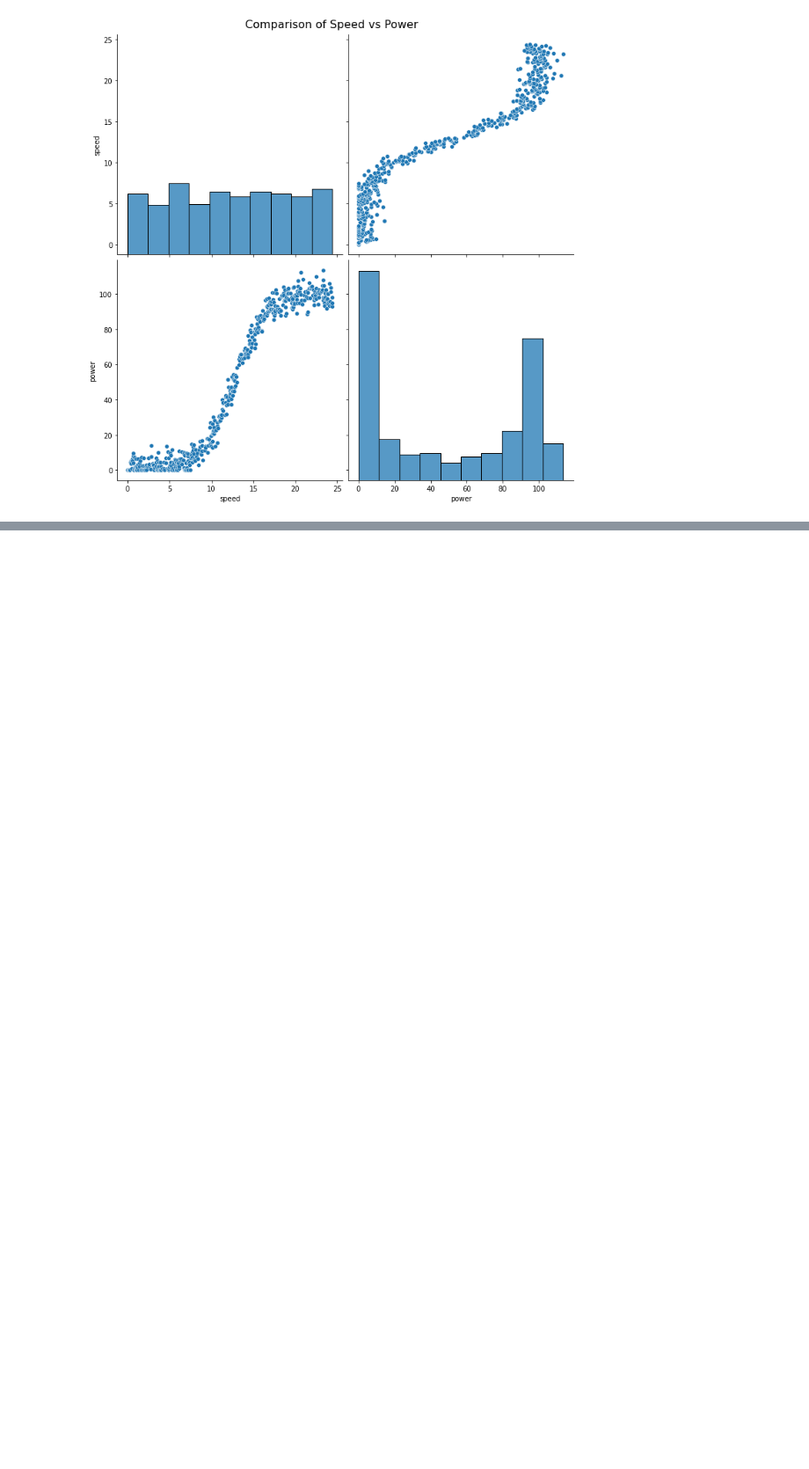
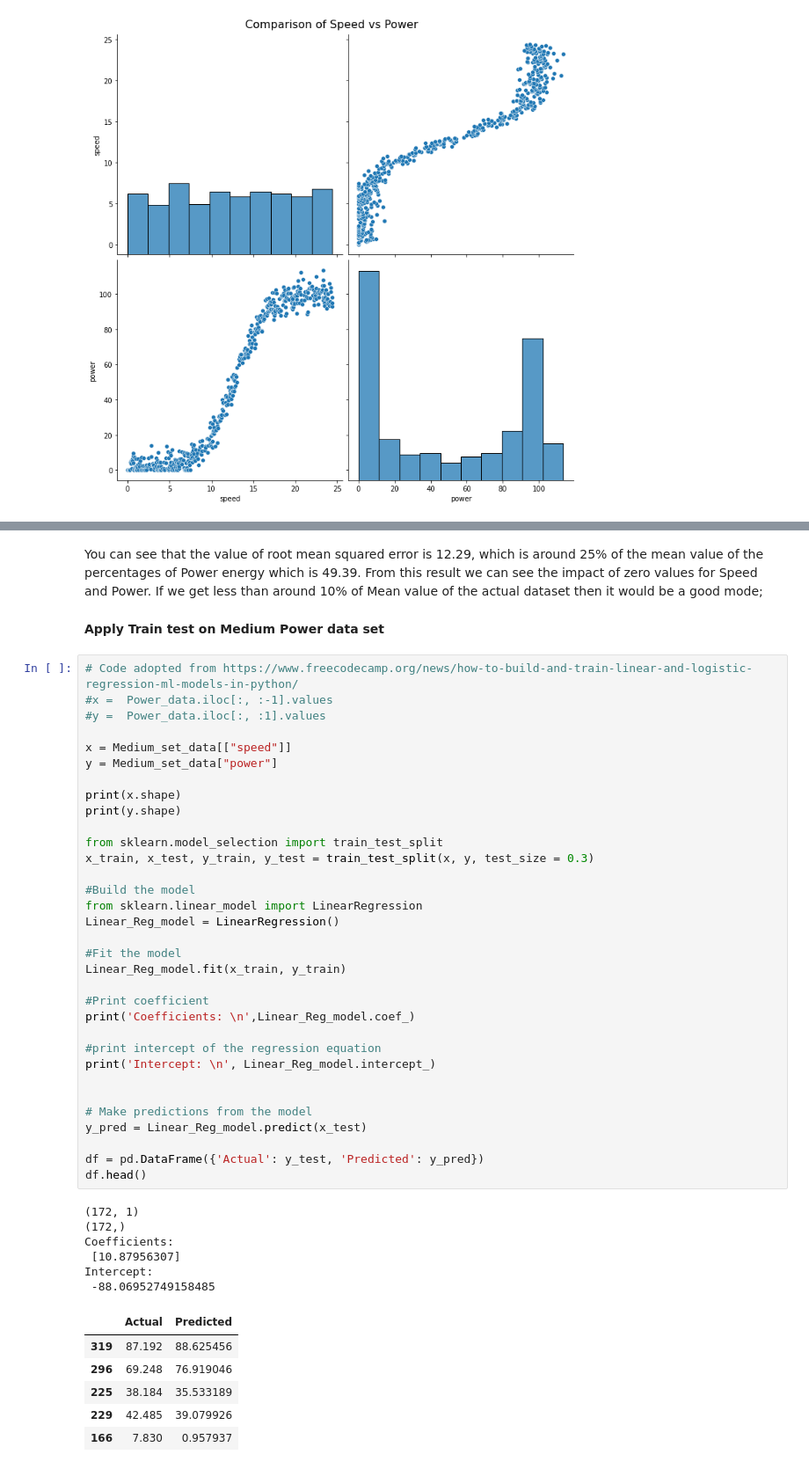
Before and after one commit to SasiGV/MLProject2020., a Jupyter notebook: Initial_draft.ipynb, the cells around one changed output, grey strips where cells are left out. Shown at 88% size. Cells and saved outputs as stored; diff of their text form; blank space fills up the shorter version.

```diff
--- a/Initial_draft.ipynb
+++ b/Initial_draft.ipynb
@@ -283,0 +362,50 @@ plt.show()
+# %% [markdown]
+You can see that the value of root mean squared error is 12.29, which is around 25% of the mean value of the percentages of Power energy which is 49.39. From this result we can see the impact of zero values for Speed and Power. If we get less than around 10% of Mean value of the actual dataset then it would be a good mode;
+# %% [markdown]
+<b>Apply Train test on Medium Power data set</b>
+# %%
+# Code adopted from https://www.freecodecamp.org/news/how-to-build-and-train-linear-and-logistic-regression-ml-models-in-python/
+#x =  Power_data.iloc[:, :-1].values
+#y =  Power_data.iloc[:, :1].values
+
+x = Medium_set_data[["speed"]]
+y = Medium_set_data["power"]
+
+print(x.shape)
+print(y.shape)
+
+from sklearn.model_selection import train_test_split
+x_train, x_test, y_train, y_test = train_test_split(x, y, test_size = 0.3)
+
+#Build the model
+from sklearn.linear_model import LinearRegression
+Linear_Reg_model = LinearRegression()
+
+#Fit the model
+Linear_Reg_model.fit(x_train, y_train)
+
+#Print coefficient
+print('Coefficients: \n',Linear_Reg_model.coef_)
+
+#print intercept of the regression equation
+print('Intercept: \n', Linear_Reg_model.intercept_)
+
+
+# Make predictions from the model
+y_pred = Linear_Reg_model.predict(x_test)
+
+df = pd.DataFrame({'Actual': y_test, 'Predicted': y_pred})
+df.head()
+# %% [output]
+(172, 1)
+(172,)
+Coefficients:
+ [10.87956307]
+Intercept:
+ -88.06952749158485
+|  | Actual | Predicted |
+| 319 | 87.192 | 88.625456 |
+| 296 | 69.248 | 76.919046 |
+| 225 | 38.184 | 35.533189 |
+| 229 | 42.485 | 39.079926 |
+| 166 | 7.830 | 0.957937 |
```
Also changed, not shown: parts of 10 cells of this notebook.
